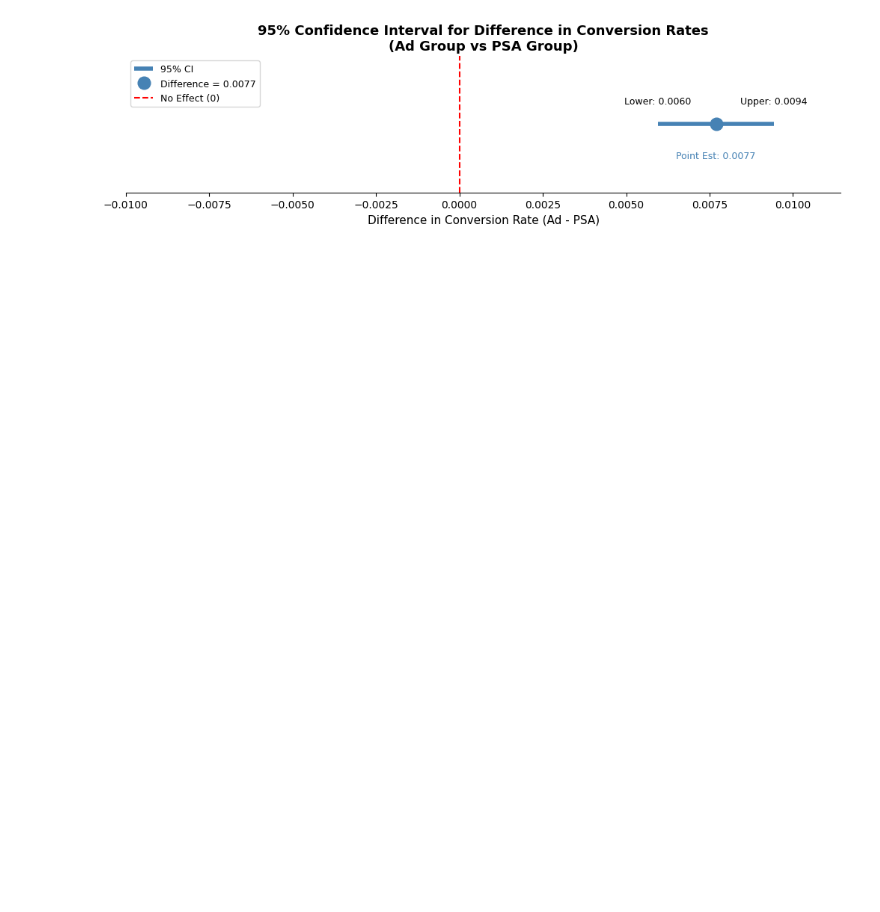
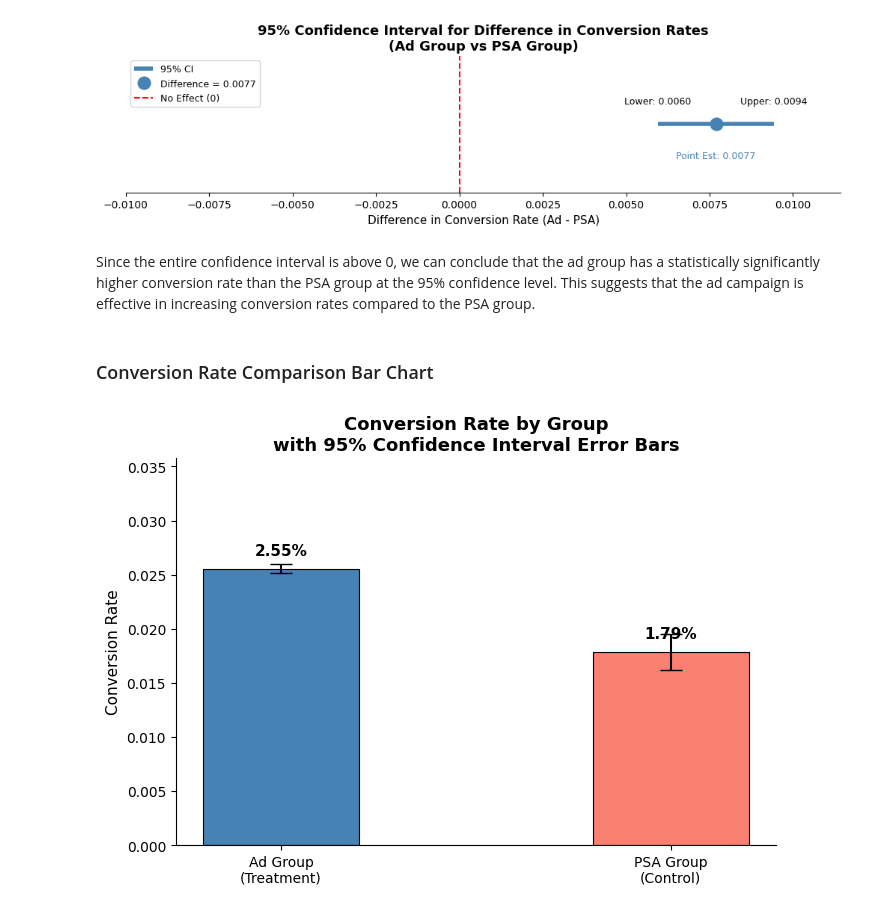
Before and after one commit to AaronVillegas5/ABTest-MarketingCampaign, a Jupyter notebook: AB_Testing.ipynb, the cells around one changed output. Drawn from its saved outputs; the diff is of its cells as text; code cells hidden in the pictures; blank space fills up the shorter version.

Commit message:
Added confidence interval visualization Added by-day difference in conversion rates Added introduction section

```diff
--- a/AB_Testing.ipynb
+++ b/AB_Testing.ipynb
@@ -178,3 +186,42 @@ plt.xlim(-0.01, ci_upper + 0.002)
 plt.show()
 # %% [output]
 [figure]
+# %% [markdown]
+Since the entire confidence interval is above 0, we can conclude that the ad group has a statistically significantly higher conversion rate than the PSA group at the 95% confidence level. This suggests that the ad campaign is effective in increasing conversion rates compared to the PSA group.
+# %% [markdown]
+### Conversion Rate Comparison Bar Chart
+# %%
+groups = ['Ad Group\n(Treatment)', 'PSA Group\n(Control)']
+rates = [p_ad, p_psa]
+
+# Error bars = half-width of each group's 95% CI
+se_ad  = np.sqrt(p_ad  * (1 - p_ad)  / n_ad)
+se_psa = np.sqrt(p_psa * (1 - p_psa) / n_psa)
+errors = [1.96 * se_ad, 1.96 * se_psa]
+
+colors = ['steelblue', 'salmon']
+
+fig, ax = plt.subplots(figsize=(7, 5))
+
+bars = ax.bar(groups, rates, color=colors, width=0.4,
+              yerr=errors, capsize=8, edgecolor='black', linewidth=0.8)
+
+# Annotate each bar with its rate
+for bar, rate in zip(bars, rates):
+    ax.text(bar.get_x() + bar.get_width() / 2,
+            bar.get_height() + 0.001,
+            f'{rate:.2%}',
+            ha='center', va='bottom', fontsize=11, fontweight='bold')
+
+ax.set_ylabel('Conversion Rate', fontsize=11)
+ax.set_title('Conversion Rate by Group\nwith 95% Confidence Interval Error Bars',
+             fontsize=13, fontweight='bold')
+ax.set_ylim(0, max(rates) * 1.4)
+ax.spines['top'].set_visible(False)
+ax.spines['right'].set_visible(False)
+
+plt.tight_layout()
+plt.savefig('conversion_rate_comparison.png', dpi=150, bbox_inches='tight')
+plt.show()
+# %% [output]
+[figure, added]
```
Also changed, not shown: parts of 6 cells of this notebook, 2 other files.
